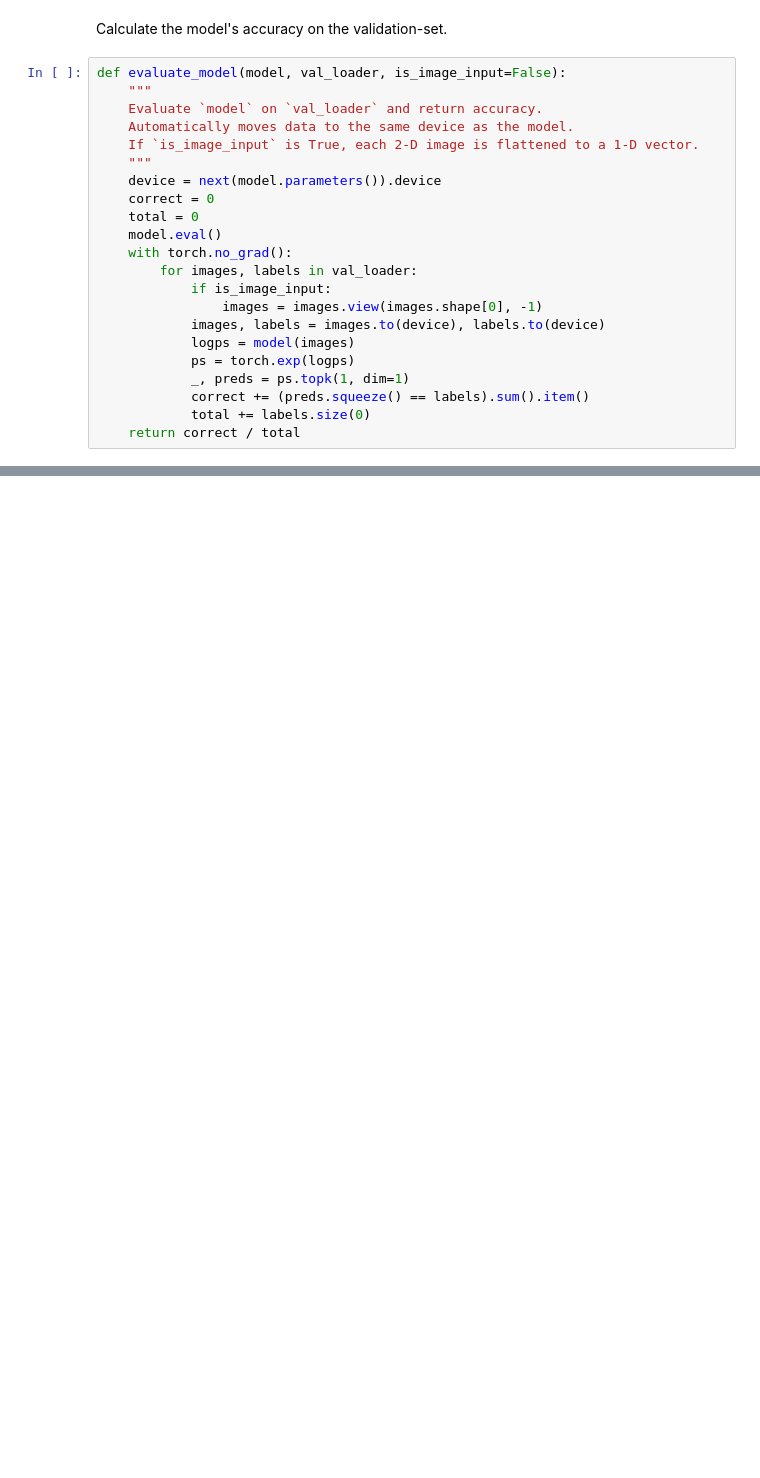
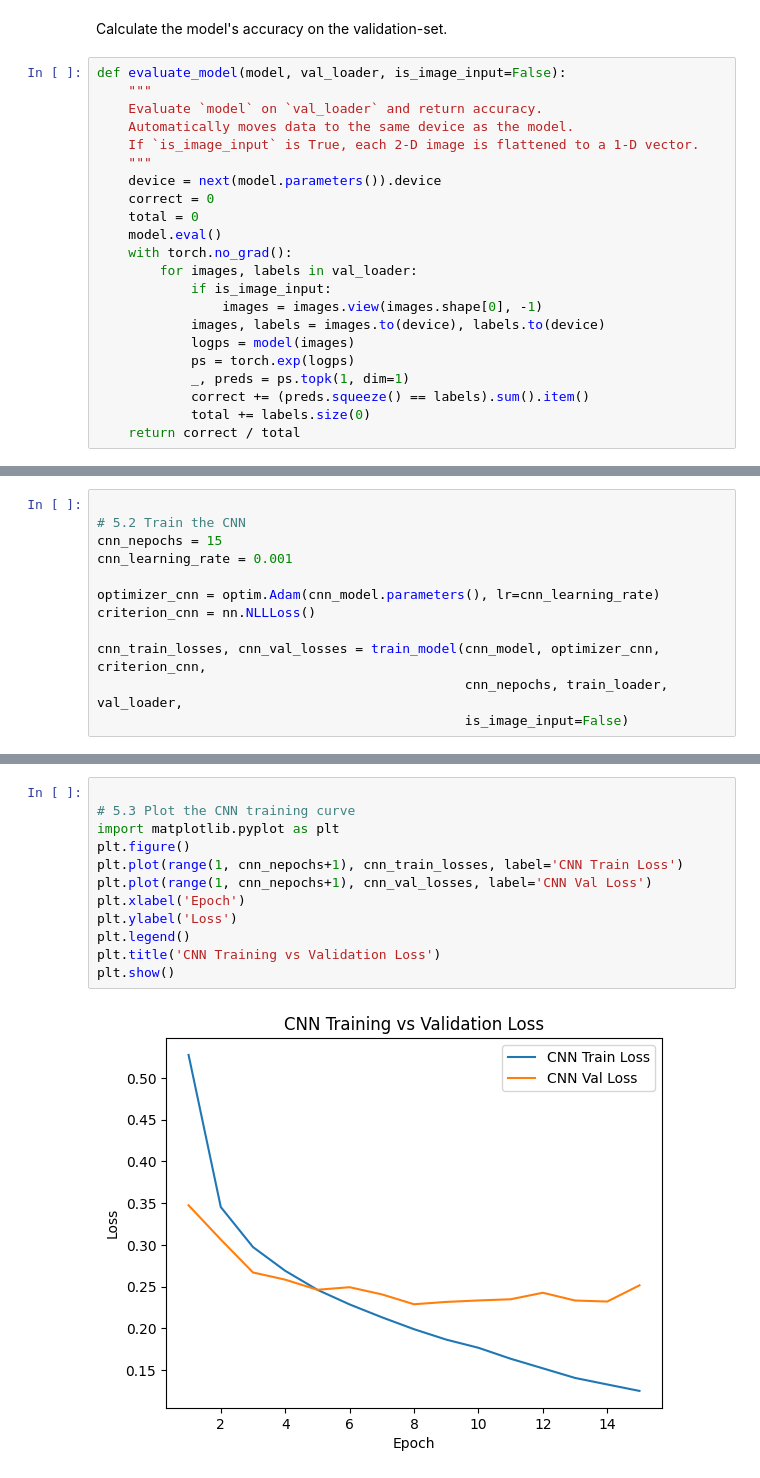
Before and after one commit to niragam/image-classification-numpy-pytorch, a Jupyter notebook: image-classification-numpy-pytorch.ipynb, the cells around one changed output, grey strips where cells are left out. Saved outputs shown, nothing was run; the diff lists cells and outputs as text; blank space fills up the shorter version.

```diff
--- a/image-classification-numpy-pytorch.ipynb
+++ b/image-classification-numpy-pytorch.ipynb
@@ -559,0 +600,12 @@ Validation accuracy: 0.85825
+# %%
+
+# 5.2 Train the CNN
+cnn_nepochs = 15
+cnn_learning_rate = 0.001
+
+optimizer_cnn = optim.Adam(cnn_model.parameters(), lr=cnn_learning_rate)
+criterion_cnn = nn.NLLLoss()
+
+cnn_train_losses, cnn_val_losses = train_model(cnn_model, optimizer_cnn, criterion_cnn,
+                                               cnn_nepochs, train_loader, val_loader,
+                                               is_image_input=False)
@@ -559,0 +628,14 @@ Validation accuracy: 0.85825
+# %%
+
+# 5.3 Plot the CNN training curve
+import matplotlib.pyplot as plt
+plt.figure()
+plt.plot(range(1, cnn_nepochs+1), cnn_train_losses, label='CNN Train Loss')
+plt.plot(range(1, cnn_nepochs+1), cnn_val_losses, label='CNN Val Loss')
+plt.xlabel('Epoch')
+plt.ylabel('Loss')
+plt.legend()
+plt.title('CNN Training vs Validation Loss')
+plt.show()
+# %% [output]
+[figure, added]
```
Also changed, not shown: parts of 13 cells of this notebook.
